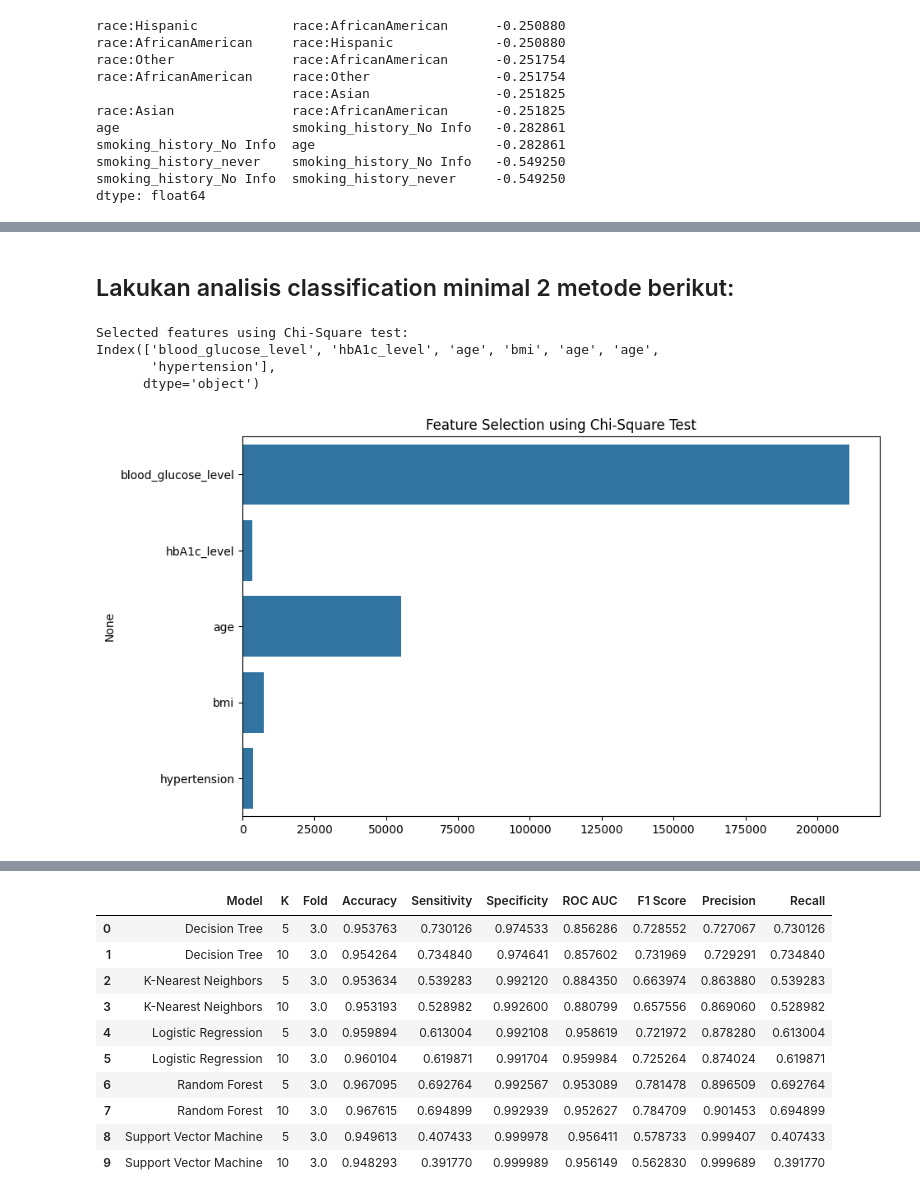
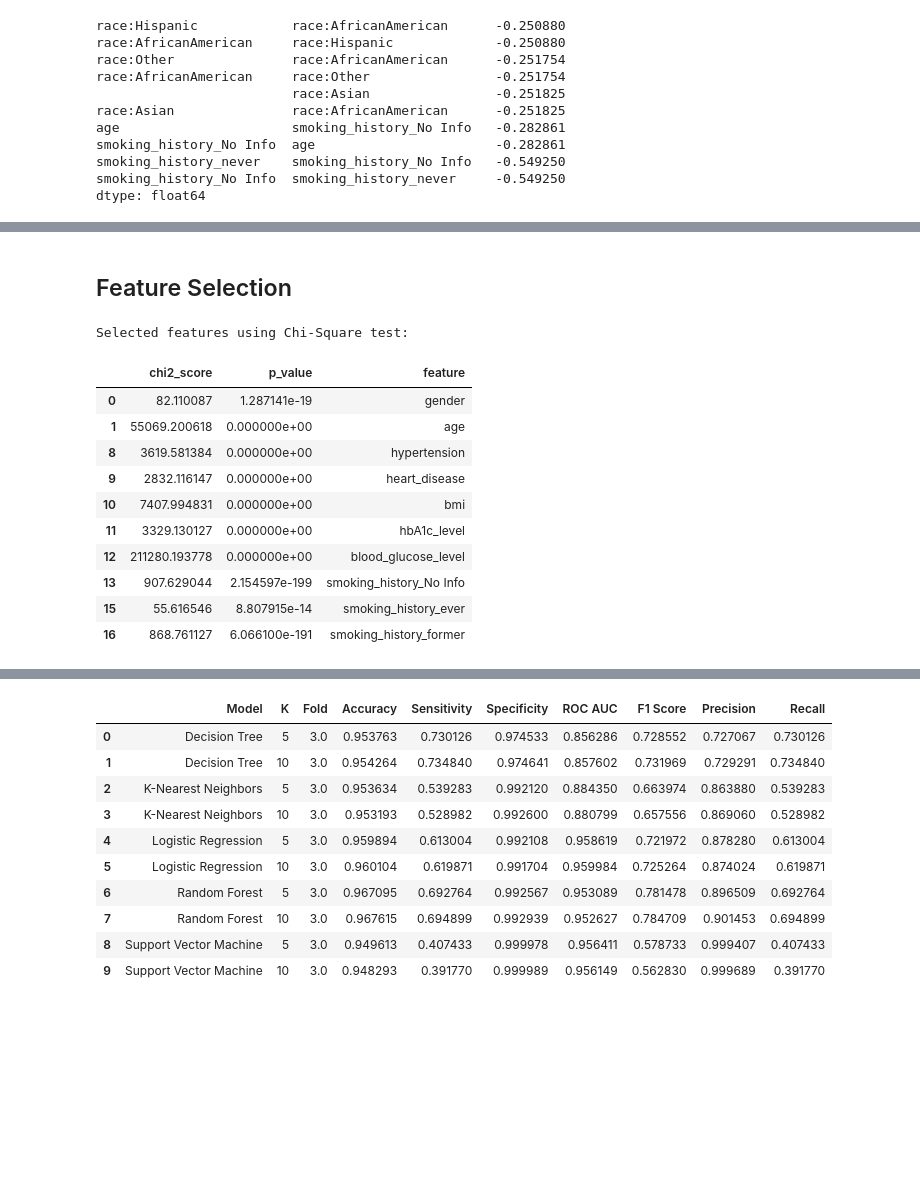
Before and after one commit to joiceocrisa/final-project-datmin, a Jupyter notebook: tugas.ipynb, the cells around one changed output, grey strips where cells are left out. Saved outputs shown, nothing was run; the diff lists cells and outputs as text; code cells hidden in the pictures; blank space fills up the shorter version.

```diff
--- a/tugas.ipynb
+++ b/tugas.ipynb
@@ -331,5 +300,5 @@ plt.show()
-# %% [markdown]
-## Lakukan analisis classification minimal 2 metode berikut:
+# %% [markdown]
+## Feature Selection
 # %%
 from sklearn.model_selection import train_test_split
 from sklearn.preprocessing import StandardScaler
@@ -341,6 +312,42 @@ from sklearn.neighbors import KNeighborsClassifier
 from sklearn.svm import SVC
 from sklearn.svm import SVR
 from sklearn.metrics import roc_auc_score, roc_curve, auc
+# %%
+#Chi-Square Feature Selection
+X = df.drop('diabetes', axis=1)
+y = df['diabetes']
+
+# Apply SelectKBest with chi2
+chi2_selector = SelectKBest(chi2, k=10)  # Select top 10 features
+X_kbest = chi2_selector.fit_transform(X, y)
+
+# Get selected feature names
+selected_features = X.columns[chi2_selector.get_support()]
+# %%
+chi2_selected_features = pd.DataFrame(chi2_selector.scores_, columns=['chi2_score'])
+chi2_selected_features['p_value'] = chi2_selector.pvalues_
+chi2_selected_features['selected'] = chi2_selector.get_support()
+chi2_selected_features['feature'] = X.columns
+chi2_selected_features = chi2_selected_features[chi2_selected_features['selected']]
+chi2_selected_features.sort_values(by='chi2_score', ascending=False)
+chi2_selected_features.drop('selected', axis=1, inplace=True)
+# %%
+# Result
+print("Selected features using Chi-Square test:")
+chi2_selected_features
+# %% [output]
+Selected features using Chi-Square test:
+|  | chi2_score | p_value | feature |
+| 0 | 82.110087 | 1.287141e-19 | gender |
+| 1 | 55069.200618 | 0.000000e+00 | age |
+| 8 | 3619.581384 | 0.000000e+00 | hypertension |
+| 9 | 2832.116147 | 0.000000e+00 | heart_disease |
+| 10 | 7407.994831 | 0.000000e+00 | bmi |
+| 11 | 3329.130127 | 0.000000e+00 | hbA1c_level |
+| 12 | 211280.193778 | 0.000000e+00 | blood_glucose_level |
+| 13 | 907.629044 | 2.154597e-199 | smoking_history_No Info |
+| 15 | 55.616546 | 8.807915e-14 | smoking_history_ever |
+| 16 | 868.761127 | 6.066100e-191 | smoking_history_former |
 # %%
 # Standardize the data
 scaler = StandardScaler()
@@ -351,27 +358,10 @@ X = scaler.fit_transform(X)
 # Split the data into training and testing sets
 X_train, X_test, y_train, y_test = train_test_split(X, y, test_size=0.2, random_state=42)
 # %%
-from sklearn.feature_selection import SelectKBest, chi2
+# ANOVA F-Test Feature Selection
 
-# Apply SelectKBest with chi2
-chi2_selector = SelectKBest(chi2, k=10)  # Select top 10 features
-X_kbest = chi2_selector.fit_transform(X, y)
+selector = SelectKBest(f_classif, k=10)  # Select top 10 features
+X_kbest = selector.fit_transform(X, y)
 
 # Get selected feature names
-selected_features = X.columns[chi2_selector.get_support()]
-
-print("Selected features using Chi-Square test:")
-print(selected_features)
+selected_features = pd.DataFrame(X).columns[selector.get_support()]
-# %% [output]
-Selected features using Chi-Square test:
-Index(['blood_glucose_level', 'hbA1c_level', 'age', 'bmi', 'age', 'age',
-       'hypertension'],
-      dtype='object')
-# %%
-# Buatkan grafik untuk menampilkan hasil seleksi fitur
-plt.figure(figsize=(10, 6))
-sns.barplot(x=chi2_selector.scores_, y=X.columns)
-plt.title('Feature Selection using Chi-Square Test')
-plt.show()
-# %% [output]
-[figure, removed]
```
Also changed, not shown: parts of 17 cells of this notebook, 1 other file.
